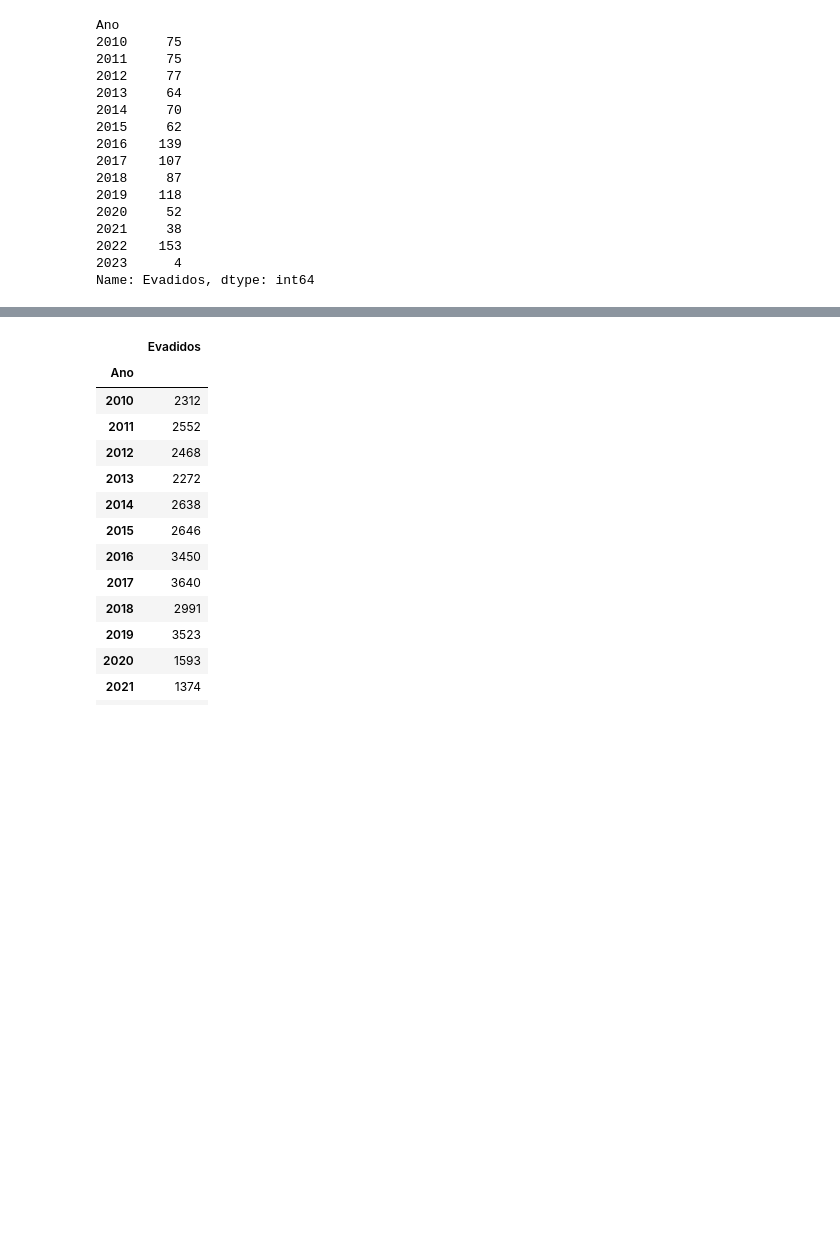
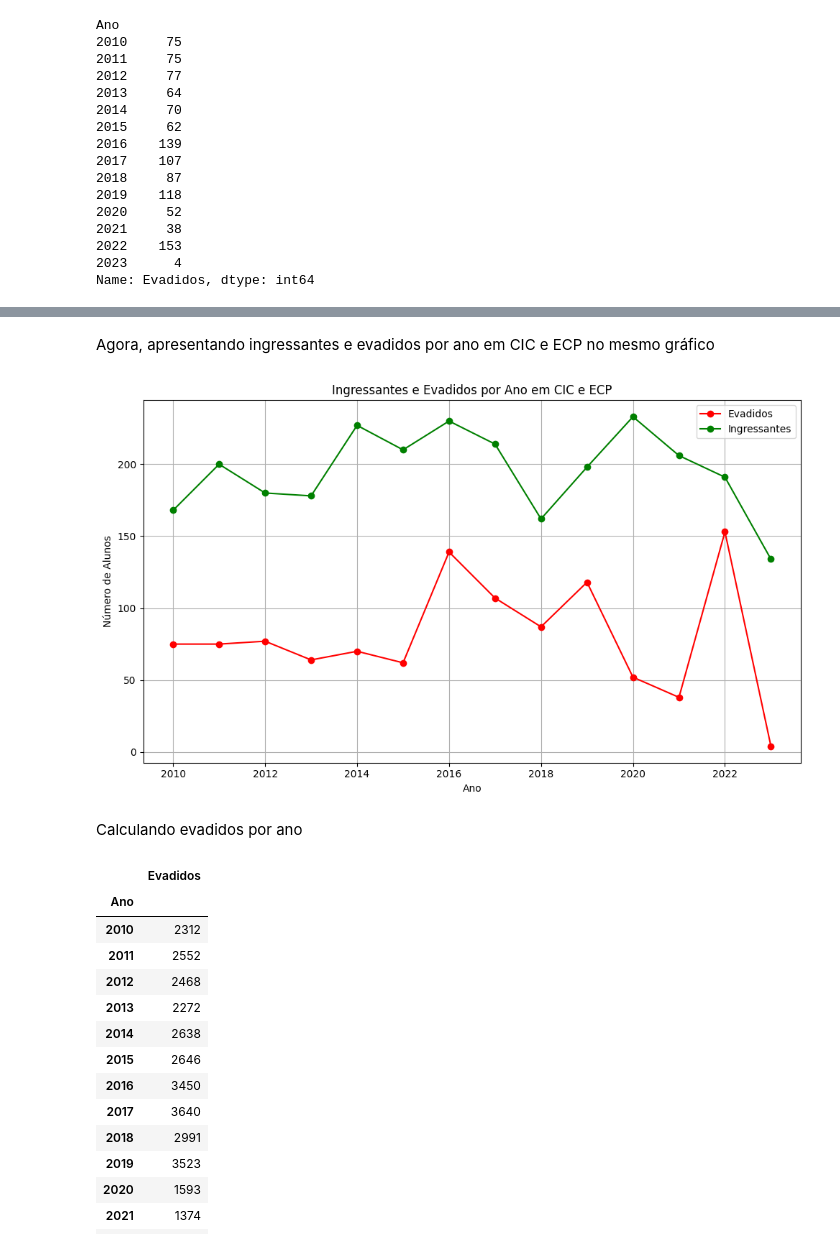
Before and after one commit to psicosleazy-dev/tcc, a Jupyter notebook: start_notebook.ipynb, the cells around one changed output, grey strips where cells are left out. Saved outputs shown, nothing was run; the diff lists cells and outputs as text; code cells hidden in the pictures; blank space fills up the shorter version.

```diff
--- a/start_notebook.ipynb
+++ b/start_notebook.ipynb
@@ -243,3 +271,33 @@ Name: Ingressantes, dtype: int64
+# %% [markdown]
+Agora, apresentando ingressantes e evadidos por ano em CIC e ECP no mesmo gráfico
+# %%
+# Suponha que você tenha os objetos ev_por_ano_f e dens_por_ano_f
+
+# Plotar os dados
+plt.figure(figsize=(10, 6))  # Definir o tamanho da figura
+
+# Plotar o número de evadidos por ano
+plt.plot(ev_por_ano_f.index, ev_por_ano_f.values, label='Evadidos', color='red', marker='o')
+
+# Plotar o número de ingressantes por ano
+plt.plot(dens_por_ano_f.index, dens_por_ano_f.values, label='Ingressantes', color='green', marker='o')
+
+# Adicionar rótulos aos eixos
+plt.xlabel('Ano')
+plt.ylabel('Número de Alunos')
+plt.title('Ingressantes e Evadidos por Ano em CIC e ECP')
+
+# Adicionar legenda
+plt.legend()
+
+# Exibir o gráfico
+plt.grid(True)  # Adicionar grade ao gráfico
+plt.tight_layout()  # Ajustar o layout para evitar que as legendas se sobreponham
+plt.show()
+# %% [output]
+[figure, added]
+# %% [markdown]
+Calculando evadidos por ano
 # %%
 display(ev_por_ano)
 # %% [output]
```
Also changed, not shown: parts of 12 cells of this notebook.
